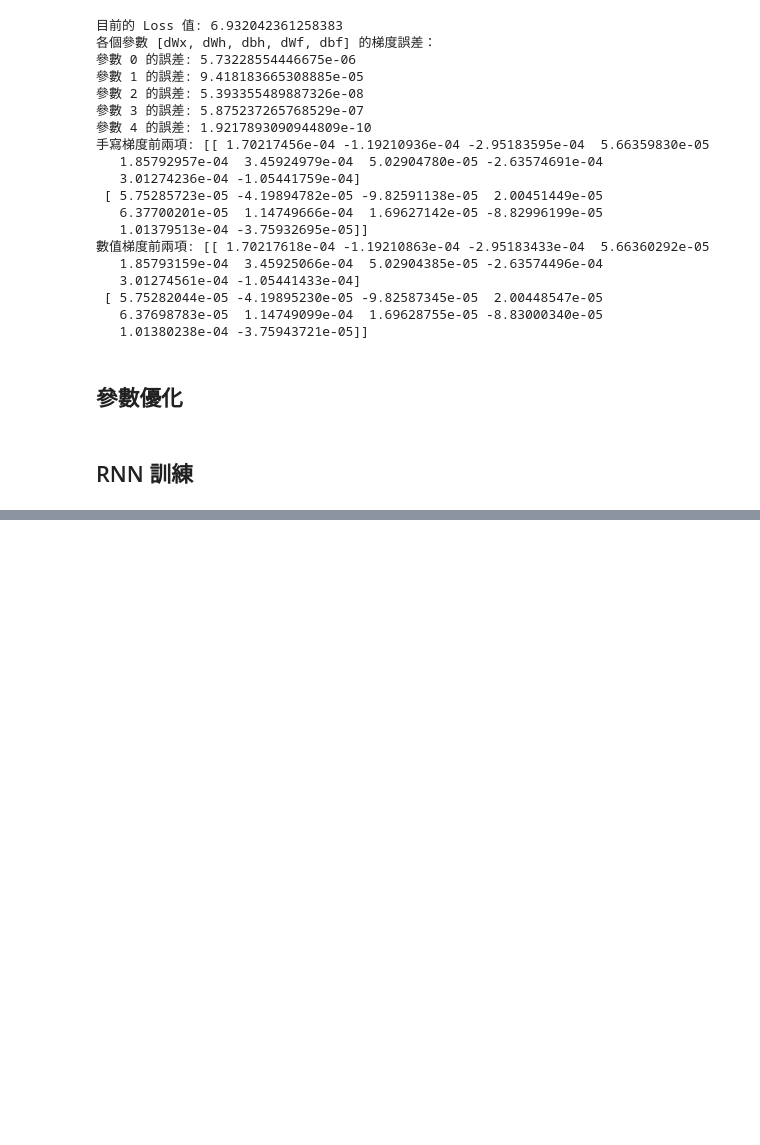
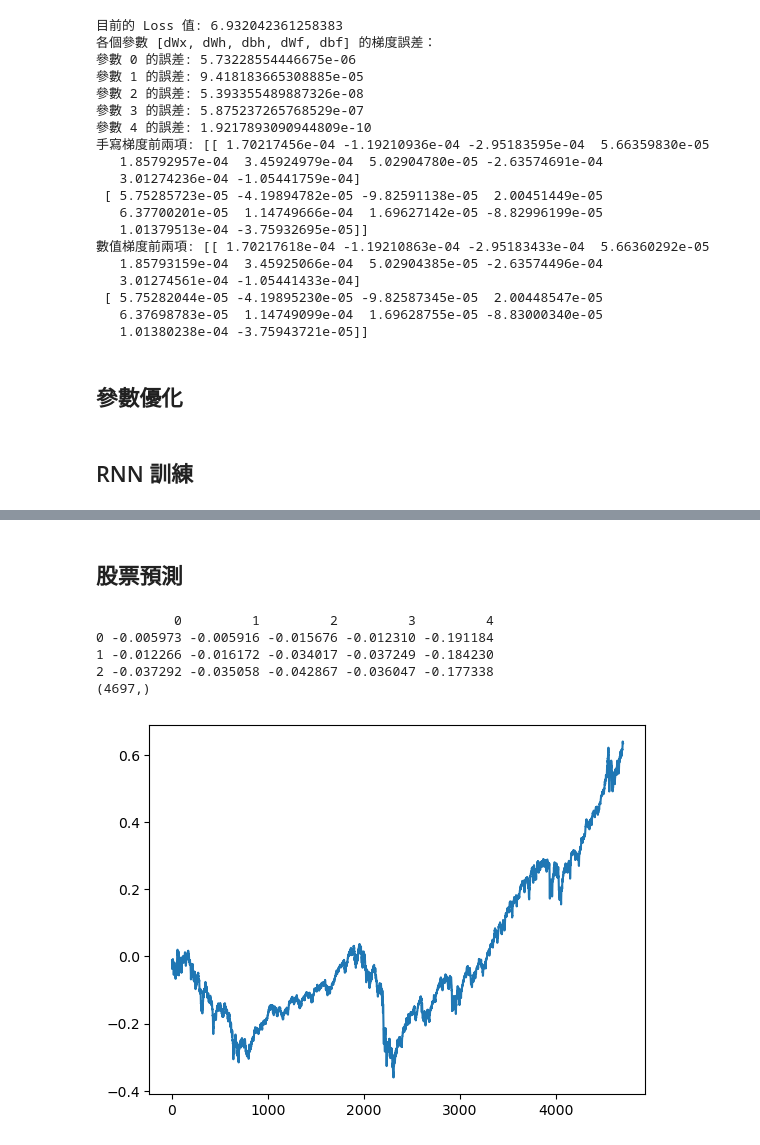
Before and after one commit to billy1125/Machine-Learning, a Jupyter notebook: RNN.ipynb, the cells around one changed output, grey strips where cells are left out. Saved outputs shown, nothing was run; the diff lists cells and outputs as text; code cells hidden in the pictures; blank space fills up the shorter version.

```diff
--- a/RNN.ipynb
+++ b/RNN.ipynb
@@ -1006,0 +1534,33 @@ Gradient Norm: 2.600734118282368
+# %% [markdown]
+## 股票預測
+# %%
+import pandas as pd
+import numpy as np
+
+def read_stock(filename,normalize = True):
+    data = pd.read_csv(filename)
+    data = data.iloc[:,1:6]
+    data = data.values.astype(float)
+    data = pd.DataFrame(data)
+    if normalize:
+        data = data.apply(lambda x: (x - np.mean(x)) / (np.max(x) - np.min(x)))
+        return data
+
+data = read_stock('data/sp500.csv')
+print(data[:3])
+
+import numpy as np
+import matplotlib.pyplot as plt
+%matplotlib inline
+
+x = np.array(data.iloc[:,-2])
+print(x.shape)
+plt.plot(x)
+plt.show()
+# %% [output]
+          0         1         2         3         4
+0 -0.005973 -0.005916 -0.015676 -0.012310 -0.191184
+1 -0.012266 -0.016172 -0.034017 -0.037249 -0.184230
+2 -0.037292 -0.035058 -0.042867 -0.036047 -0.177338
+(4697,)
+[figure, added]
```
Also changed, not shown: parts of 28 cells of this notebook, 2 other files.
